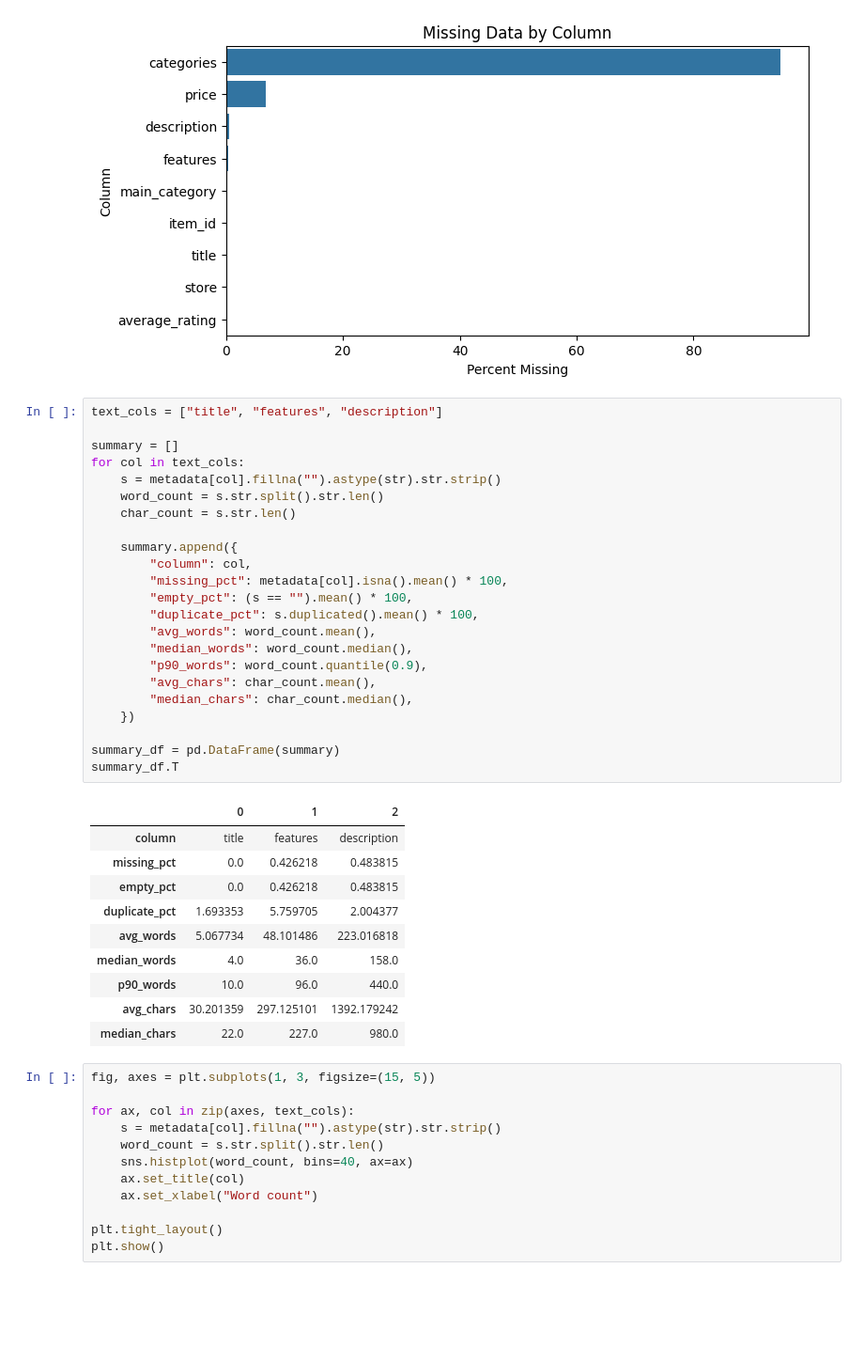
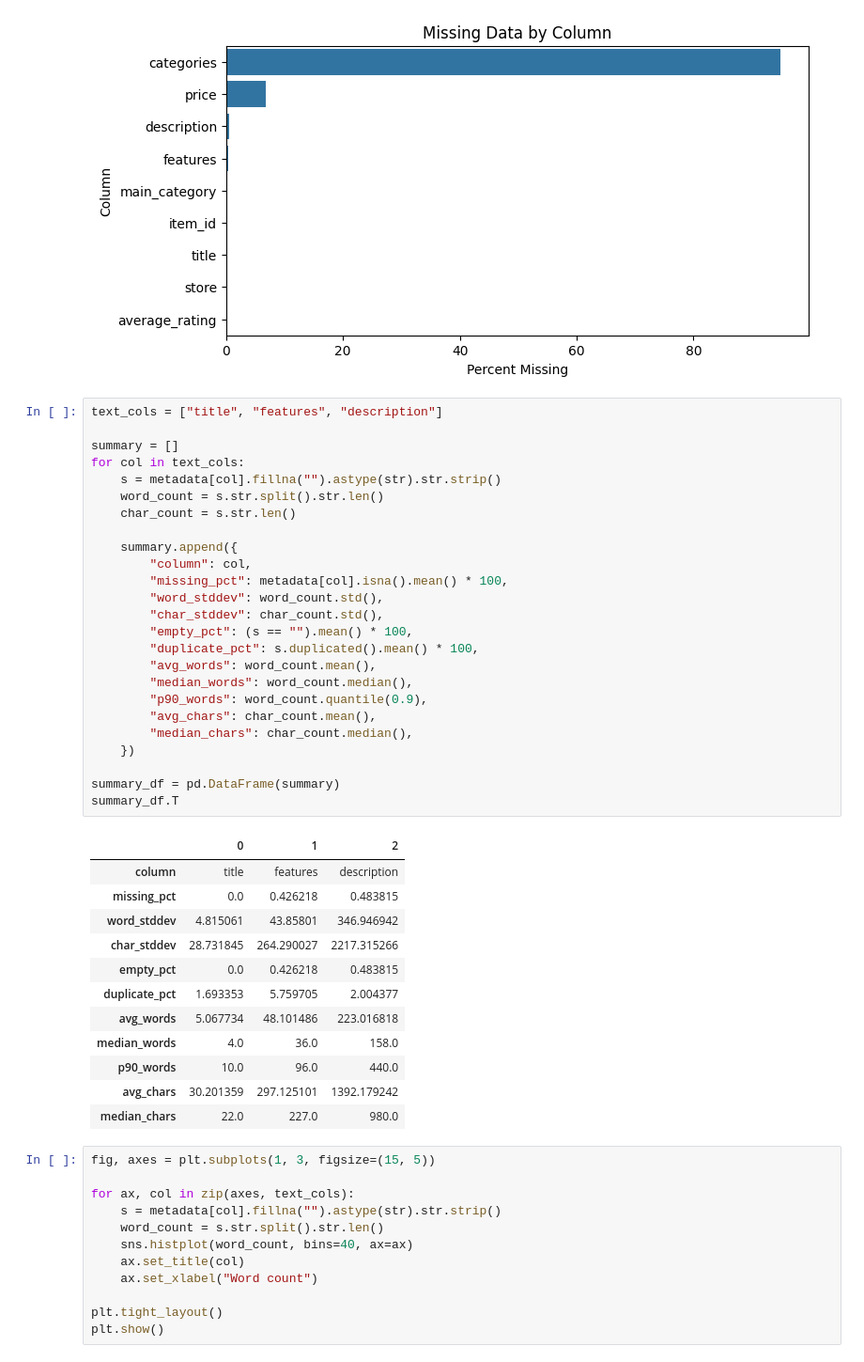
Before and after one commit to andrewscoding2018/ecs172-recommender-systems, a Jupyter notebook: assignment1/ranking.ipynb, the cells around one changed output. Shown at 94% size. Saved outputs shown, nothing was run; the diff lists cells and outputs as text; blank space fills up the shorter version.

```diff
--- a/assignment1/ranking.ipynb
+++ b/assignment1/ranking.ipynb
@@ -77,30 +77,34 @@ plt.show()
 # %%
 text_cols = ["title", "features", "description"]
 
 summary = []
 for col in text_cols:
     s = metadata[col].fillna("").astype(str).str.strip()
     word_count = s.str.split().str.len()
     char_count = s.str.len()
 
     summary.append({
         "column": col,
         "missing_pct": metadata[col].isna().mean() * 100,
+        "word_stddev": word_count.std(),
+        "char_stddev": char_count.std(),
         "empty_pct": (s == "").mean() * 100,
         "duplicate_pct": s.duplicated().mean() * 100,
         "avg_words": word_count.mean(),
         "median_words": word_count.median(),
         "p90_words": word_count.quantile(0.9),
         "avg_chars": char_count.mean(),
         "median_chars": char_count.median(),
     })
 
 summary_df = pd.DataFrame(summary)
 summary_df.T
 # %% [output]
 |  | 0 | 1 | 2 |
 | column | title | features | description |
 | missing_pct | 0.0 | 0.426218 | 0.483815 |
+| word_stddev | 4.815061 | 43.85801 | 346.946942 |
+| char_stddev | 28.731845 | 264.290027 | 2217.315266 |
 | empty_pct | 0.0 | 0.426218 | 0.483815 |
 | duplicate_pct | 1.693353 | 5.759705 | 2.004377 |
 | avg_words | 5.067734 | 48.101486 | 223.016818 |
```
